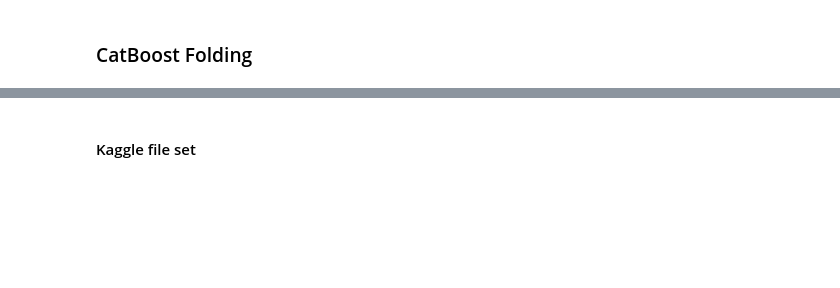
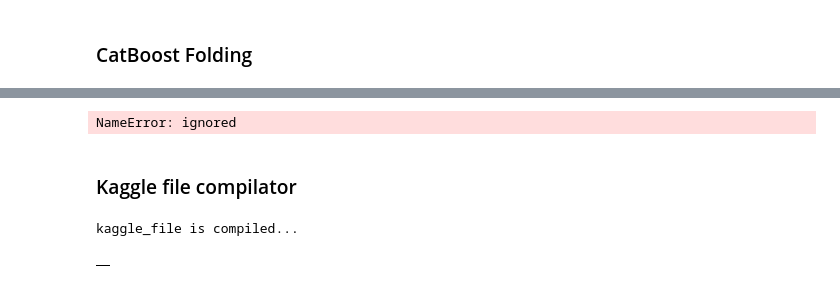
Before and after one commit to makingthefuturehappy/ML_car_pricing, a Jupyter notebook: Car_price.ipynb, the cells around one changed output, grey strips where cells are left out. Saved outputs shown, nothing was run; the diff lists cells and outputs as text; code cells hidden in the pictures; blank space fills up the shorter version.

Commit message:
Update Car_price.ipynb
xgboost + catboost blending

```diff
--- a/Car_price.ipynb
+++ b/Car_price.ipynb
@@ -1316,12 +1109,36 @@ print("MAPE_max: ", MAPE(y, df_models_result['max']))
+# %%
+# save / read XGB calculation
+
+#  df_kaggle.to_csv(file_path + 'df_kaggle_220520.csv', index = False)
+#  df_models_result.to_csv(file_path + 'df_models_result_220520.csv', index = False)
+
+df_kaggle = pd.read_csv(file_path + 'df_kaggle_220520.csv')
+df_models_result = pd.read_csv(file_path + 'df_models_result_220520.csv')
+# %%
+# df = pd.DataFrame()
+N_FOLDS = 3
+
+df_models_result, df_kaggle = CatBoost_folding(N_FOLDS, X, y, df_models_result, kaggle_X, df_kaggle, silent = True)
+df_models_result = blending(df_models_result)
+df_kaggle = blending(df_kaggle, metrics = False)
+allDone()
+# %% [output]
+NameError: ignored
 # %% [markdown]
- #### Kaggle file set
+### Kaggle file compilator
-# %%
-df_kaggle['min'] = df_kaggle.min(axis = 1)
-df_kaggle['mean'] = df_kaggle.mean(axis = 1)
-df_kaggle['max'] = df_kaggle.max(axis = 1)
-
-df_kaggle.rename(columns={'mean': 'price'}, inplace=True)
-df_kaggle['price'] = df_kaggle['price'].apply(lambda x: round(x,0))
-df_kaggle.rename_axis('id', inplace=True)
-
-df_kaggle['price'].to_csv(file_path + 'car_solution_16_05_20.csv', index = True)
+# %%
+#Kaggle file compilator
+def kaggle_file(DataSeries, file_name):
+  kaggle_file = pd.DataFrame()
+  kaggle_file['price'] = DataSeries
+  kaggle_file['price'] = kaggle_file['price'].round()
+  kaggle_file.rename_axis('id', inplace=True)
+  kaggle_file.to_csv(file_path + file_name, index = True)
+  kaggle_file = pd.DataFrame()
+  print('kaggle_file is compiled...')
+  return kaggle_file
+# %%
+kaggle_file(df_kaggle['total_mean'], 'total_mean_250520_v1000.csv')
+# %% [output]
+kaggle_file is compiled...
+|  |
```
Also changed, not shown: parts of 32 cells of this notebook.
